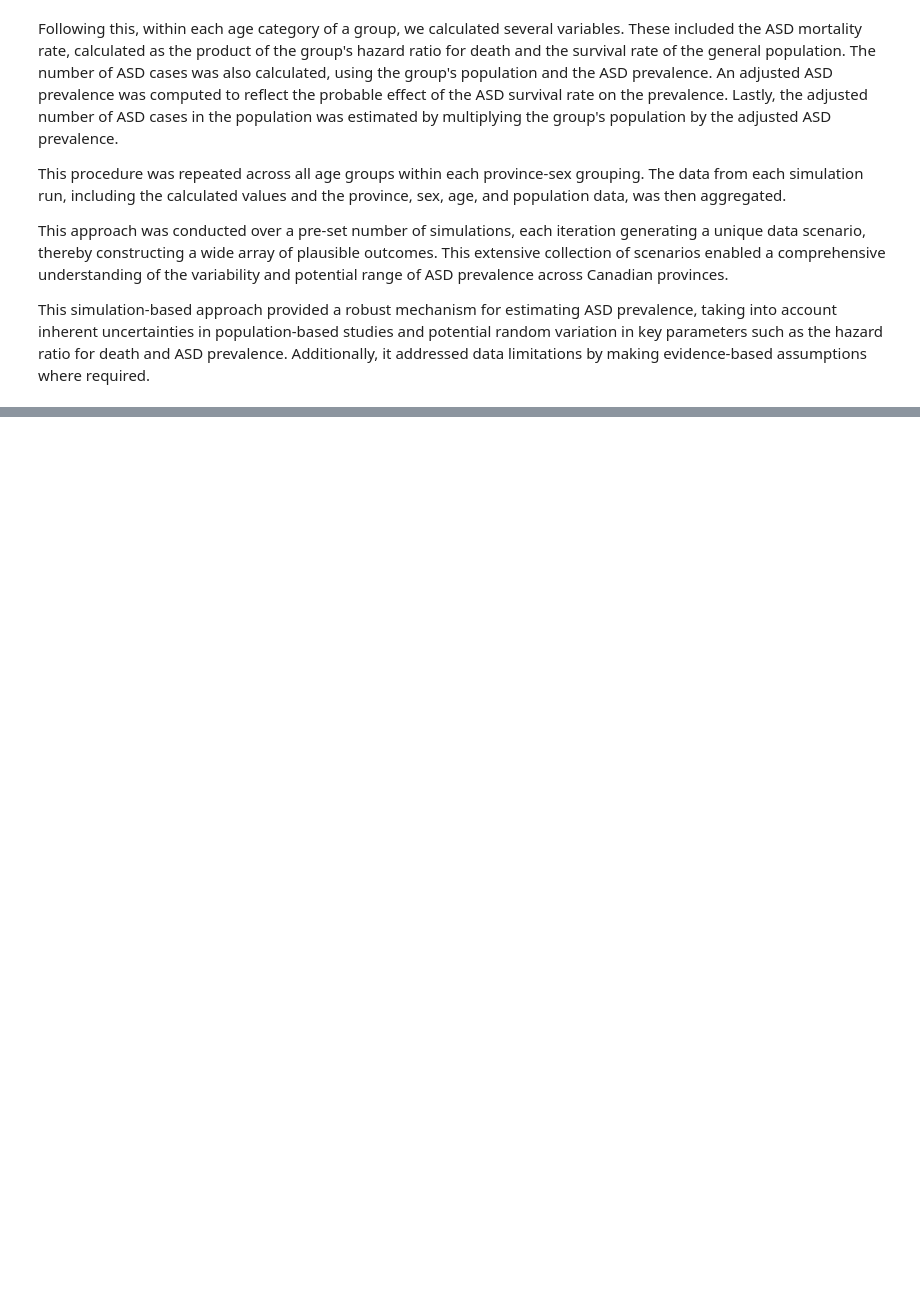
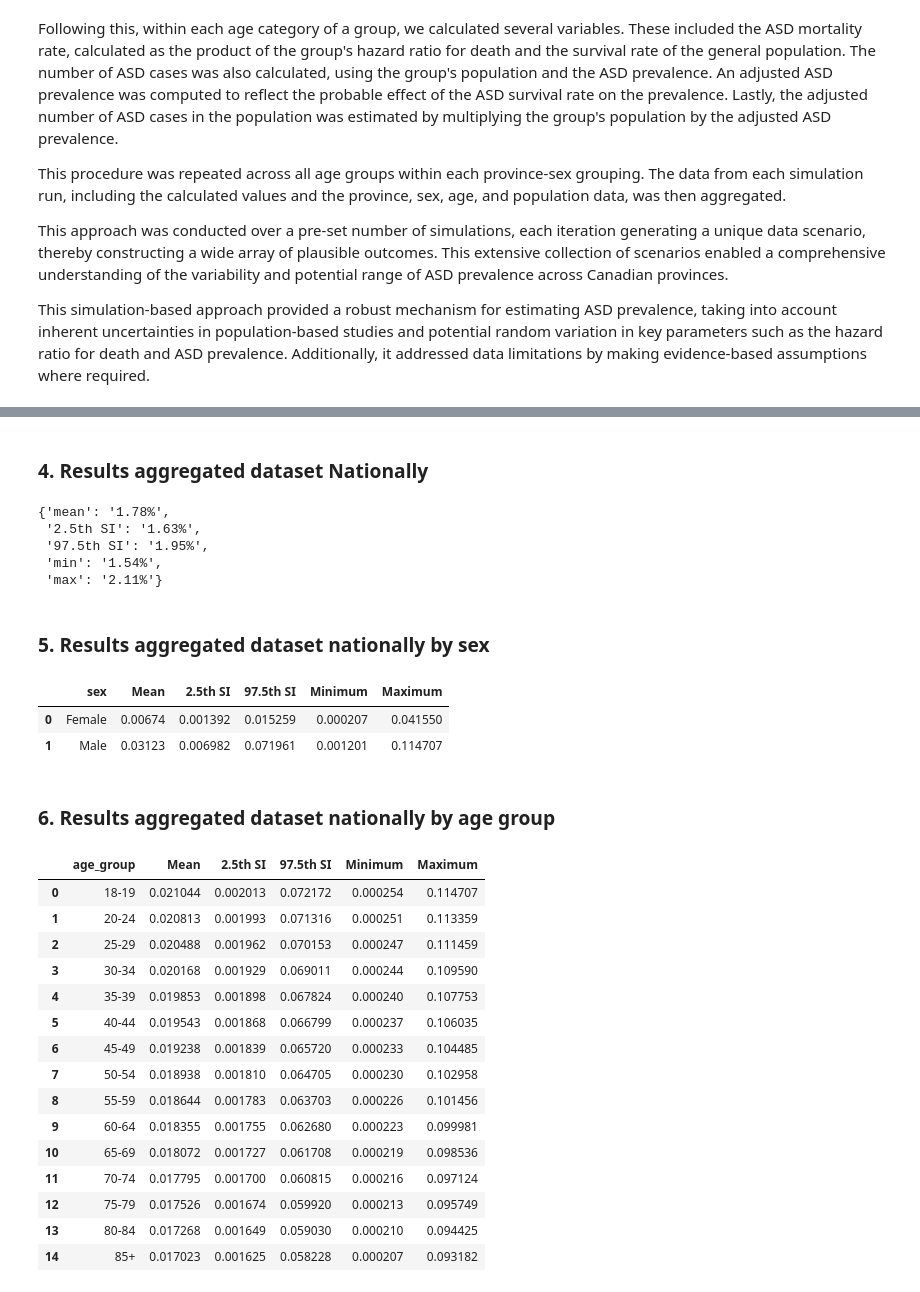
Before and after one commit to aaljaish/ASD_Prevalence, a Jupyter notebook: 03_Simulation_for_ASD_Prevalence.ipynb, the cells around one changed output, grey strips where cells are left out. Drawn from its saved outputs; the diff is of its cells as text; code cells hidden in the pictures; blank space fills up the shorter version.

```diff
--- a/03_Simulation_for_ASD_Prevalence.ipynb
+++ b/03_Simulation_for_ASD_Prevalence.ipynb
@@ -315,0 +404,53 @@ HR Females: 3.16, (95% SI: 2.34, 4.17)
+# %% [markdown]
+### 4. Results aggregated dataset Nationally
+# %%
+variables=["Simulation Number"]
+
+# Add "Simulation Number" to each dataframe in the list before concatenating
+for i in tqdm(range(len(sim_data)), desc="Processing simulation data"):
+    sim_data[i]['Simulation Number'] = i
+
+aggregated_sim_data = pd.concat(sim_data)
+aggregated_sim_data=aggregated_sim_data.reset_index(drop=True)
+aggregated_sim_data = aggregated_sim_data[variables+['population','gamma_adj']].groupby(variables).sum().reset_index()
+aggregated_sim_data['rho_adj']=aggregated_sim_data['gamma_adj']/aggregated_sim_data['population']
+
+rho_adj_stats = get_stats(aggregated_sim_data, 'rho_adj')
+rho_adj_stats
+# %% [output]
+{'mean': '1.78%',
+ '2.5th SI': '1.63%',
+ '97.5th SI': '1.95%',
+ 'min': '1.54%',
+ 'max': '2.11%'}
+# %% [markdown]
+### 5. Results aggregated dataset nationally by sex
+# %%
+variables=['sex']
+get_stats_grouped(sim_data, variables=variables)
+# %% [output]
+|  | sex | Mean | 2.5th SI | 97.5th SI | Minimum | Maximum |
+| 0 | Female | 0.00674 | 0.001392 | 0.015259 | 0.000207 | 0.041550 |
+| 1 | Male | 0.03123 | 0.006982 | 0.071961 | 0.001201 | 0.114707 |
+# %% [markdown]
+### 6. Results aggregated dataset nationally by age group
+# %%
+variables=['age_group']
+get_stats_grouped(sim_data, variables=variables)
+# %% [output]
+|  | age_group | Mean | 2.5th SI | 97.5th SI | Minimum | Maximum |
+| 0 | 18-19 | 0.021044 | 0.002013 | 0.072172 | 0.000254 | 0.114707 |
+| 1 | 20-24 | 0.020813 | 0.001993 | 0.071316 | 0.000251 | 0.113359 |
+| 2 | 25-29 | 0.020488 | 0.001962 | 0.070153 | 0.000247 | 0.111459 |
+| 3 | 30-34 | 0.020168 | 0.001929 | 0.069011 | 0.000244 | 0.109590 |
+| 4 | 35-39 | 0.019853 | 0.001898 | 0.067824 | 0.000240 | 0.107753 |
+| 5 | 40-44 | 0.019543 | 0.001868 | 0.066799 | 0.000237 | 0.106035 |
+| 6 | 45-49 | 0.019238 | 0.001839 | 0.065720 | 0.000233 | 0.104485 |
+| 7 | 50-54 | 0.018938 | 0.001810 | 0.064705 | 0.000230 | 0.102958 |
+| 8 | 55-59 | 0.018644 | 0.001783 | 0.063703 | 0.000226 | 0.101456 |
+| 9 | 60-64 | 0.018355 | 0.001755 | 0.062680 | 0.000223 | 0.099981 |
+| 10 | 65-69 | 0.018072 | 0.001727 | 0.061708 | 0.000219 | 0.098536 |
+| 11 | 70-74 | 0.017795 | 0.001700 | 0.060815 | 0.000216 | 0.097124 |
+| 12 | 75-79 | 0.017526 | 0.001674 | 0.059920 | 0.000213 | 0.095749 |
+| 13 | 80-84 | 0.017268 | 0.001649 | 0.059030 | 0.000210 | 0.094425 |
+| 14 | 85+ | 0.017023 | 0.001625 | 0.058228 | 0.000207 | 0.093182 |
```
Also changed, not shown: parts of 20 cells of this notebook.
